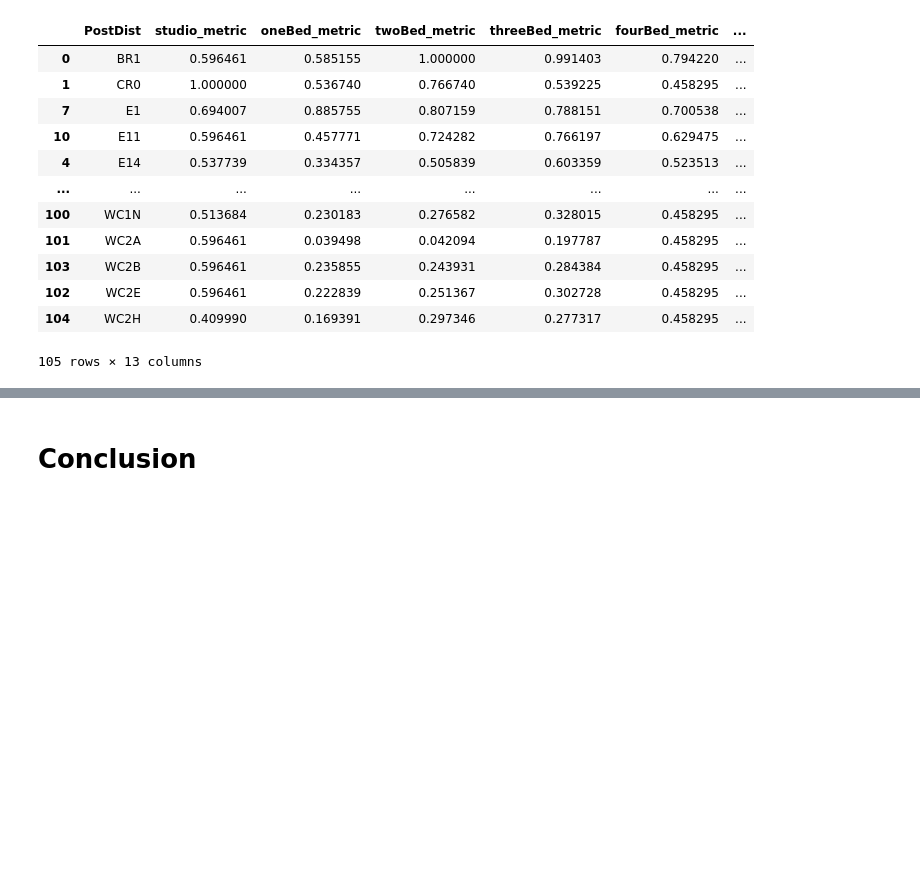
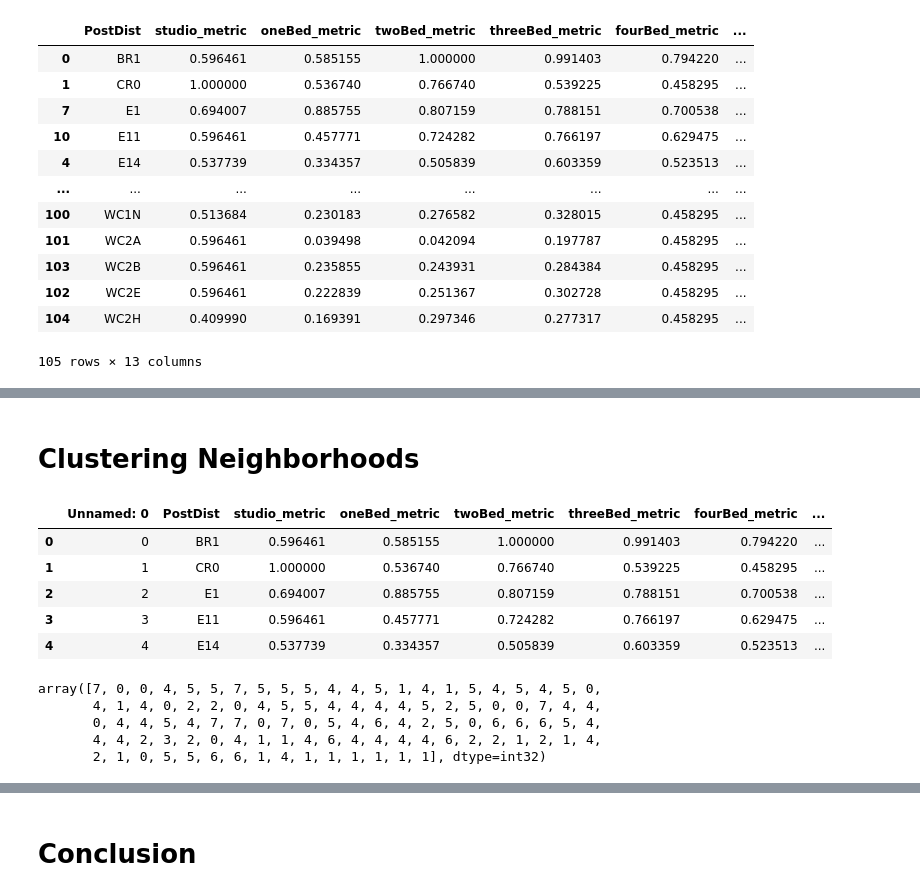
Before and after one commit to namiyousef/Coursera_Capstone, a Jupyter notebook: Capstone Notebooks/FinalCapstone_5_Analysis.ipynb, the cells around one changed output, grey strips where cells are left out. Drawn from its saved outputs; the diff is of its cells as text; code cells hidden in the pictures; blank space fills up the shorter version.

```diff
--- a/Capstone Notebooks/FinalCapstone_5_Analysis.ipynb
+++ b/Capstone Notebooks/FinalCapstone_5_Analysis.ipynb
@@ -970,0 +1010,11 @@ m
+# %% [markdown]
+# Clustering Neighborhoods
+# %%
+df_scaled.head()
+# %% [output]
+|  | Unnamed: 0 | PostDist | studio_metric | oneBed_metric | twoBed_metric | threeBed_metric | fourBed_metric | ... |
+| 0 | 0 | BR1 | 0.596461 | 0.585155 | 1.000000 | 0.991403 | 0.794220 | ... |
+| 1 | 1 | CR0 | 1.000000 | 0.536740 | 0.766740 | 0.539225 | 0.458295 | ... |
+| 2 | 2 | E1 | 0.694007 | 0.885755 | 0.807159 | 0.788151 | 0.700538 | ... |
+| 3 | 3 | E11 | 0.596461 | 0.457771 | 0.724282 | 0.766197 | 0.629475 | ... |
+| 4 | 4 | E14 | 0.537739 | 0.334357 | 0.505839 | 0.603359 | 0.523513 | ... |
@@ -970,0 +1025,12 @@ m
+# %%
+
+model = KMeans()
+
+y_hat = model.fit_predict(X)
+y_hat
+# %% [output]
+array([7, 0, 0, 4, 5, 5, 7, 5, 5, 5, 4, 4, 5, 1, 4, 1, 5, 4, 5, 4, 5, 0,
+       4, 1, 4, 0, 2, 2, 0, 4, 5, 5, 4, 4, 4, 4, 5, 2, 5, 0, 0, 7, 4, 4,
+       0, 4, 4, 5, 4, 7, 7, 0, 7, 0, 5, 4, 6, 4, 2, 5, 0, 6, 6, 6, 5, 4,
+       4, 4, 2, 3, 2, 0, 4, 1, 1, 4, 6, 4, 4, 4, 4, 6, 2, 2, 1, 2, 1, 4,
+       2, 1, 0, 5, 5, 6, 6, 1, 4, 1, 1, 1, 1, 1, 1], dtype=int32)
```
Also changed, not shown: parts of 8 cells of this notebook.
